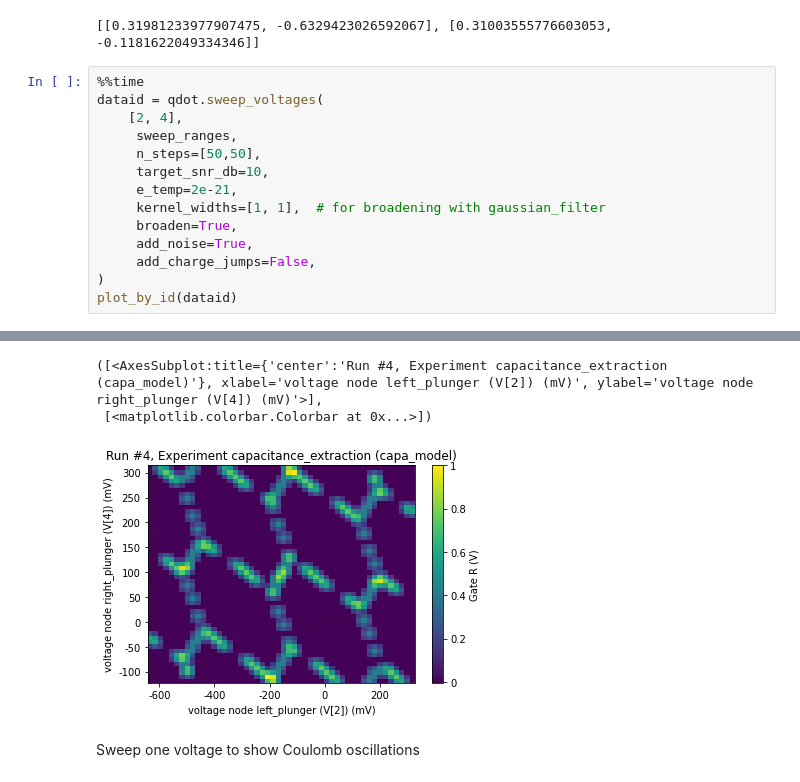
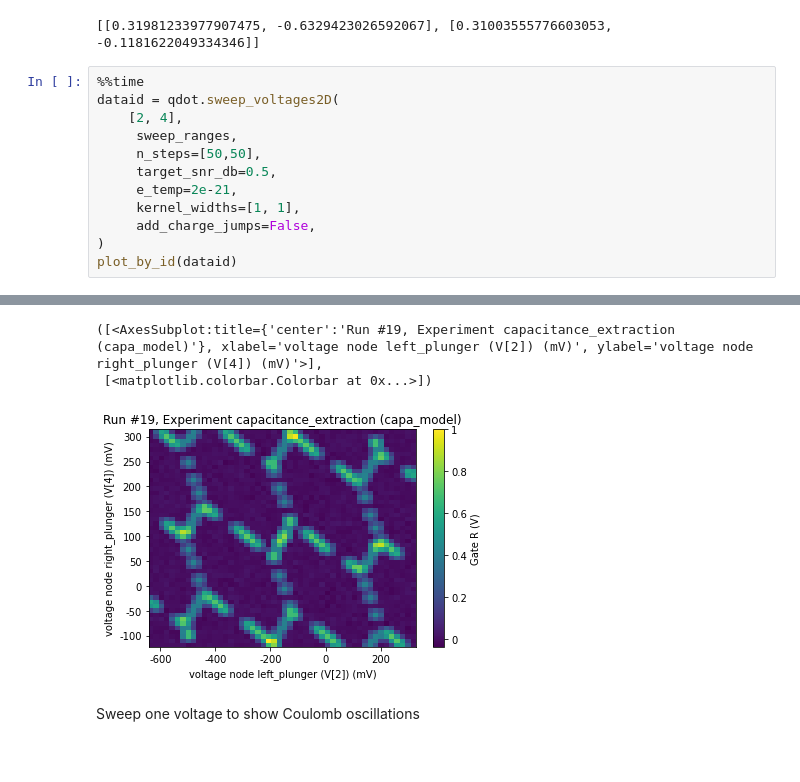
Before and after one commit to microsoft/nanotune, a Jupyter notebook: docs/capacitance_model/capacitance_model_example.ipynb, the cells around one changed output, grey strips where cells are left out. Drawn from its saved outputs; the diff is of its cells as text.

```diff
--- a/docs/capacitance_model/capacitance_model_example.ipynb
+++ b/docs/capacitance_model/capacitance_model_example.ipynb
@@ -123,15 +123,13 @@ print(sweep_ranges)
 [[0.31981233977907475, -0.6329423026592067], [0.31003555776603053, -0.1181622049334346]]
 # %%
 %%time
-dataid = qdot.sweep_voltages(
+dataid = qdot.sweep_voltages2D(
     [2, 4],
      sweep_ranges,
      n_steps=[50,50],
-     target_snr_db=10,
+     target_snr_db=0.5,
      e_temp=2e-21,
-     kernel_widths=[1, 1],  # for broadening with gaussian_filter
-     broaden=True,
-     add_noise=True,
+     kernel_widths=[1, 1],
      add_charge_jumps=False,
 )
 plot_by_id(dataid)
@@ -142,6 +140,6 @@ Wall time: 2min 3s
-([<AxesSubplot:title={'center':'Run #4, Experiment capacitance_extraction (capa_model)'}, xlabel='voltage node left_plunger (V[2]) (mV)', ylabel='voltage node right_plunger (V[4]) (mV)'>],
+([<AxesSubplot:title={'center':'Run #19, Experiment capacitance_extraction (capa_model)'}, xlabel='voltage node left_plunger (V[2]) (mV)', ylabel='voltage node right_plunger (V[4]) (mV)'>],
  [<matplotlib.colorbar.Colorbar at 0x...>])
-[figure, old version]
+[figure, new version]
 # %% [markdown]
 Sweep one voltage to show Coulomb oscillations
 # %%
```
Also changed, not shown: parts of 10 cells of this notebook.
